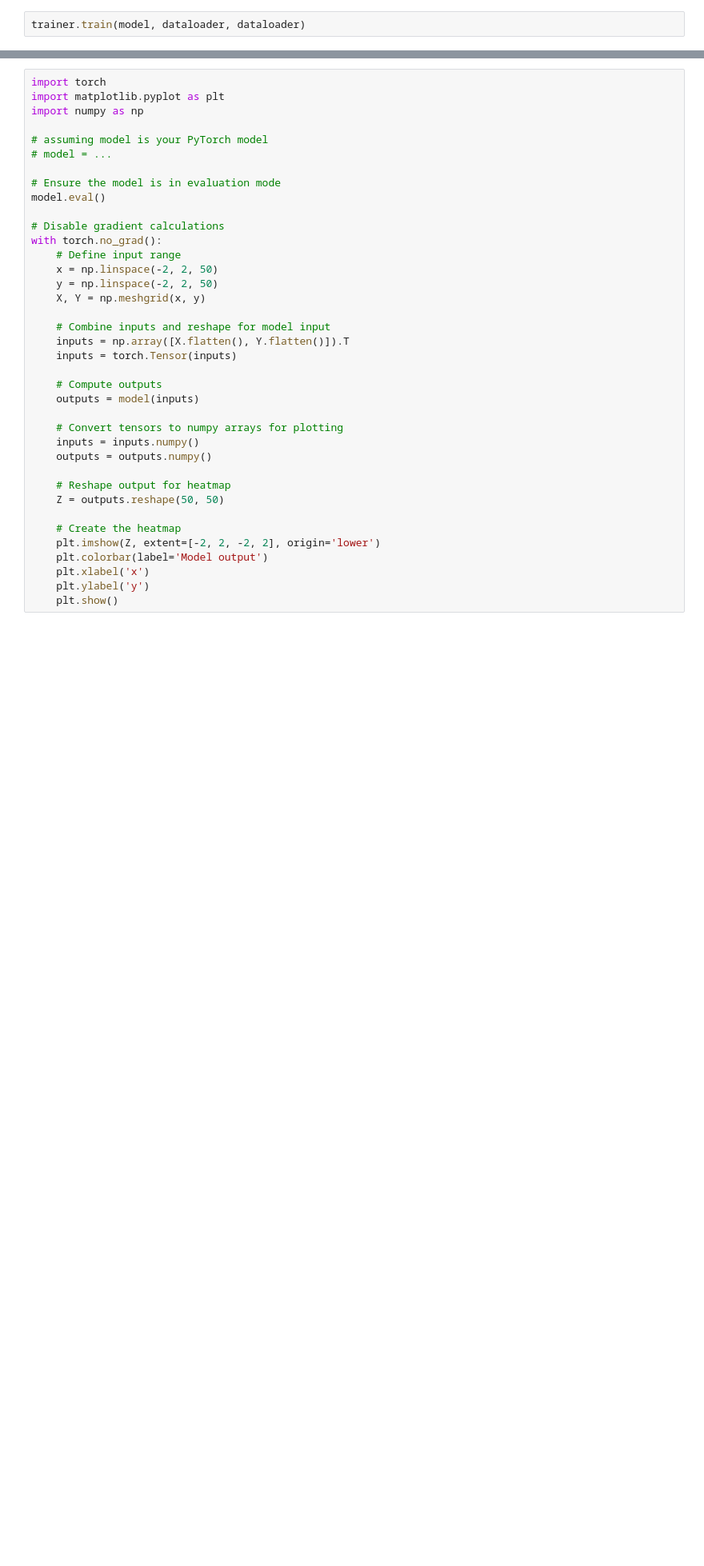
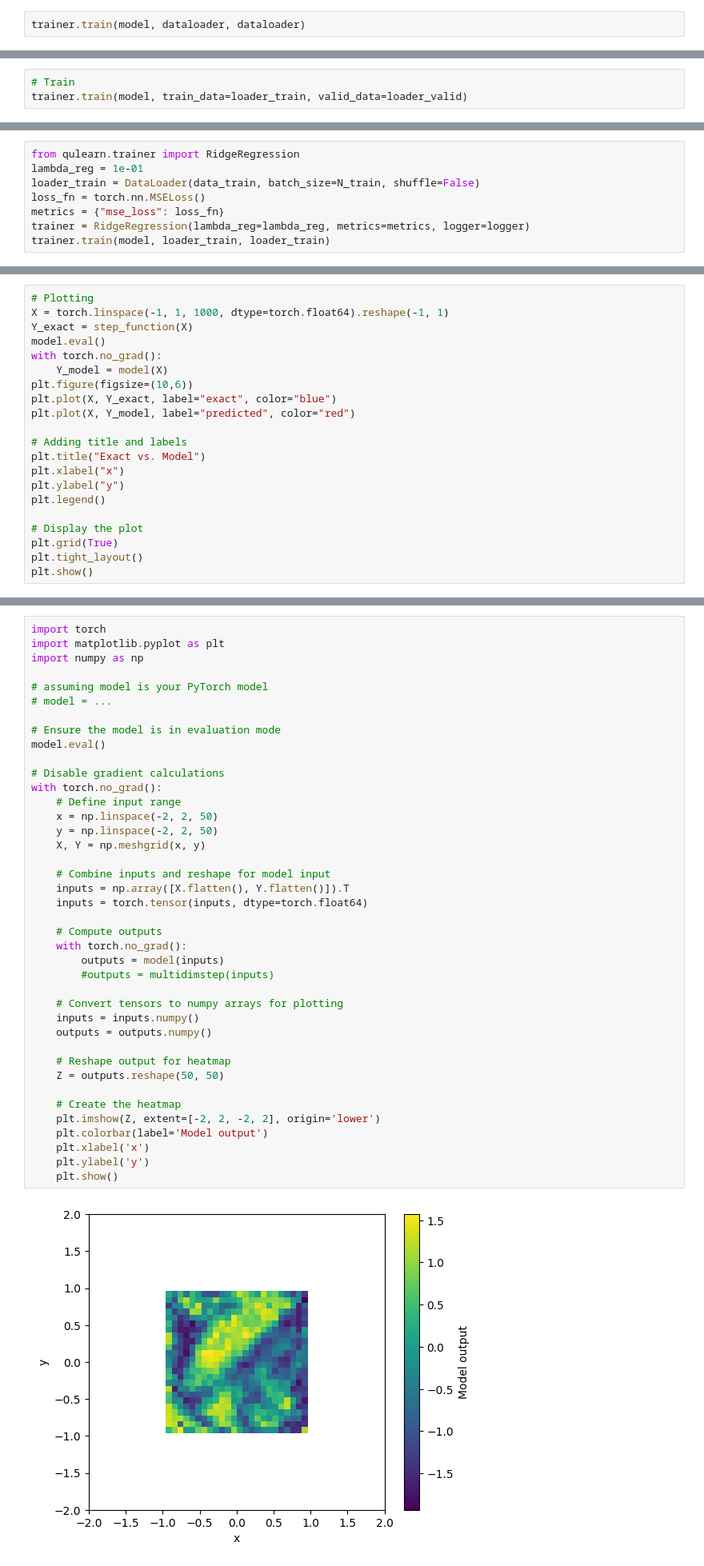
Before and after one commit to MazenAli/QuLearn, a Jupyter notebook: scratch/scratch.ipynb, the cells around one changed output, grey strips where cells are left out. Shown at 80% size. Drawn from its saved outputs; the diff is of its cells as text; blank space fills up the shorter version.

```diff
--- a/scratch/scratch.ipynb
+++ b/scratch/scratch.ipynb
@@ -569,0 +965,3 @@ plt.show()
+# %%
+# Train
+trainer.train(model, train_data=loader_train, valid_data=loader_valid)
@@ -569,0 +986,8 @@ plt.show()
+# %%
+from qulearn.trainer import RidgeRegression
+lambda_reg = 1e-01
+loader_train = DataLoader(data_train, batch_size=N_train, shuffle=False)
+loss_fn = torch.nn.MSELoss()
+metrics = {"mse_loss": loss_fn}
+trainer = RidgeRegression(lambda_reg=lambda_reg, metrics=metrics, logger=logger)
+trainer.train(model, loader_train, loader_train)
@@ -569,0 +997,21 @@ plt.show()
+# %%
+# Plotting
+X = torch.linspace(-1, 1, 1000, dtype=torch.float64).reshape(-1, 1)
+Y_exact = step_function(X)
+model.eval()
+with torch.no_grad():
+    Y_model = model(X)
+plt.figure(figsize=(10,6))
+plt.plot(X, Y_exact, label="exact", color="blue")
+plt.plot(X, Y_model, label="predicted", color="red")
+
+# Adding title and labels
+plt.title("Exact vs. Model")
+plt.xlabel("x")
+plt.ylabel("y")
+plt.legend()
+
+# Display the plot
+plt.grid(True)
+plt.tight_layout()
+plt.show()
@@ -620,35 +1070,39 @@ import numpy as np
 # model = ...
 
 # Ensure the model is in evaluation mode
 model.eval()
 
 # Disable gradient calculations
 with torch.no_grad():
     # Define input range
     x = np.linspace(-2, 2, 50)
     y = np.linspace(-2, 2, 50)
     X, Y = np.meshgrid(x, y)
 
     # Combine inputs and reshape for model input
     inputs = np.array([X.flatten(), Y.flatten()]).T
-    inputs = torch.Tensor(inputs)
+    inputs = torch.tensor(inputs, dtype=torch.float64)
 
     # Compute outputs
-    outputs = model(inputs)
+    with torch.no_grad():
+        outputs = model(inputs)
+        #outputs = multidimstep(inputs)
 
     # Convert tensors to numpy arrays for plotting
     inputs = inputs.numpy()
     outputs = outputs.numpy()
 
     # Reshape output for heatmap
     Z = outputs.reshape(50, 50)
 
     # Create the heatmap
     plt.imshow(Z, extent=[-2, 2, -2, 2], origin='lower')
     plt.colorbar(label='Model output')
     plt.xlabel('x')
     plt.ylabel('y')
     plt.show()
+# %% [output]
+[figure, added]
 # %%
 from mpl_toolkits.mplot3d import Axes3D
 
```
Also changed, not shown: parts of 17 cells of this notebook, 6 other files.
